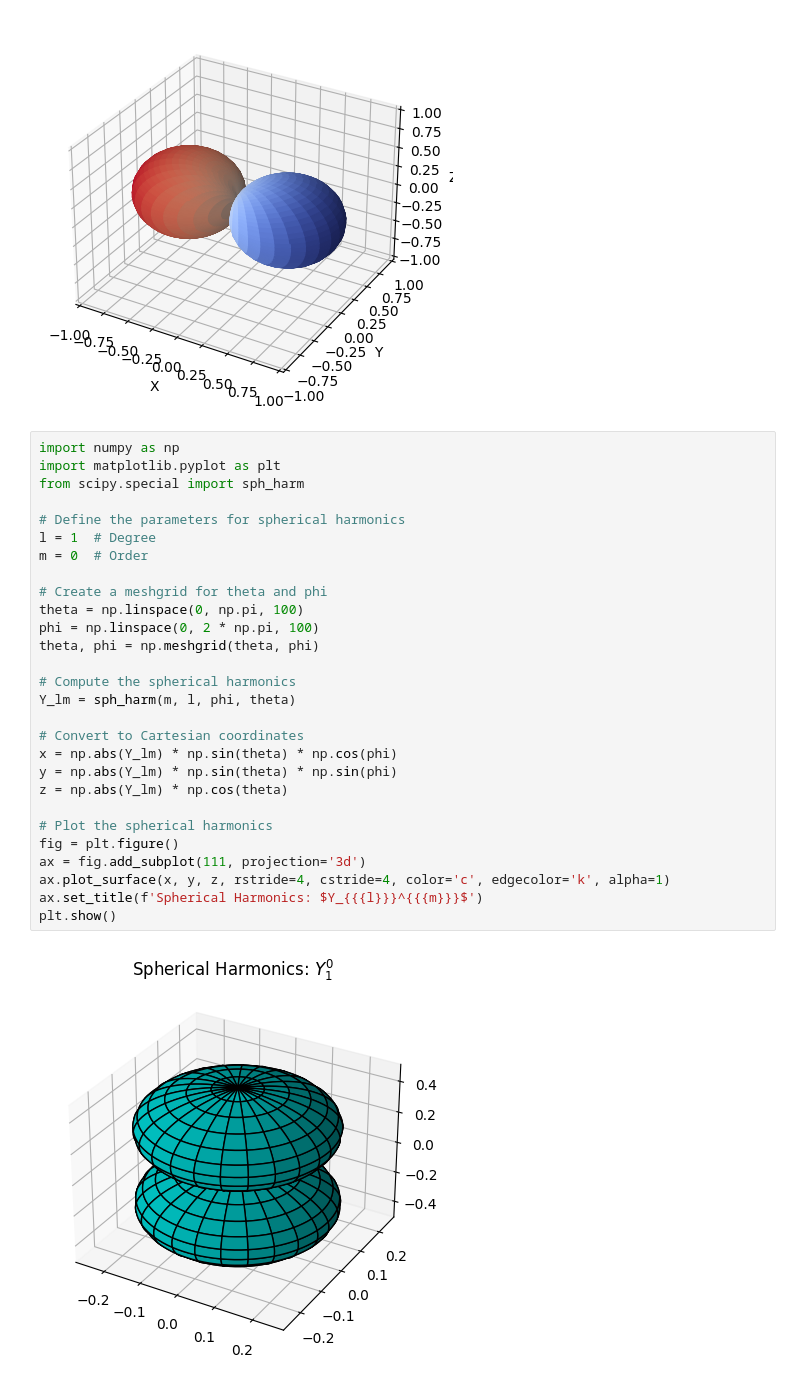
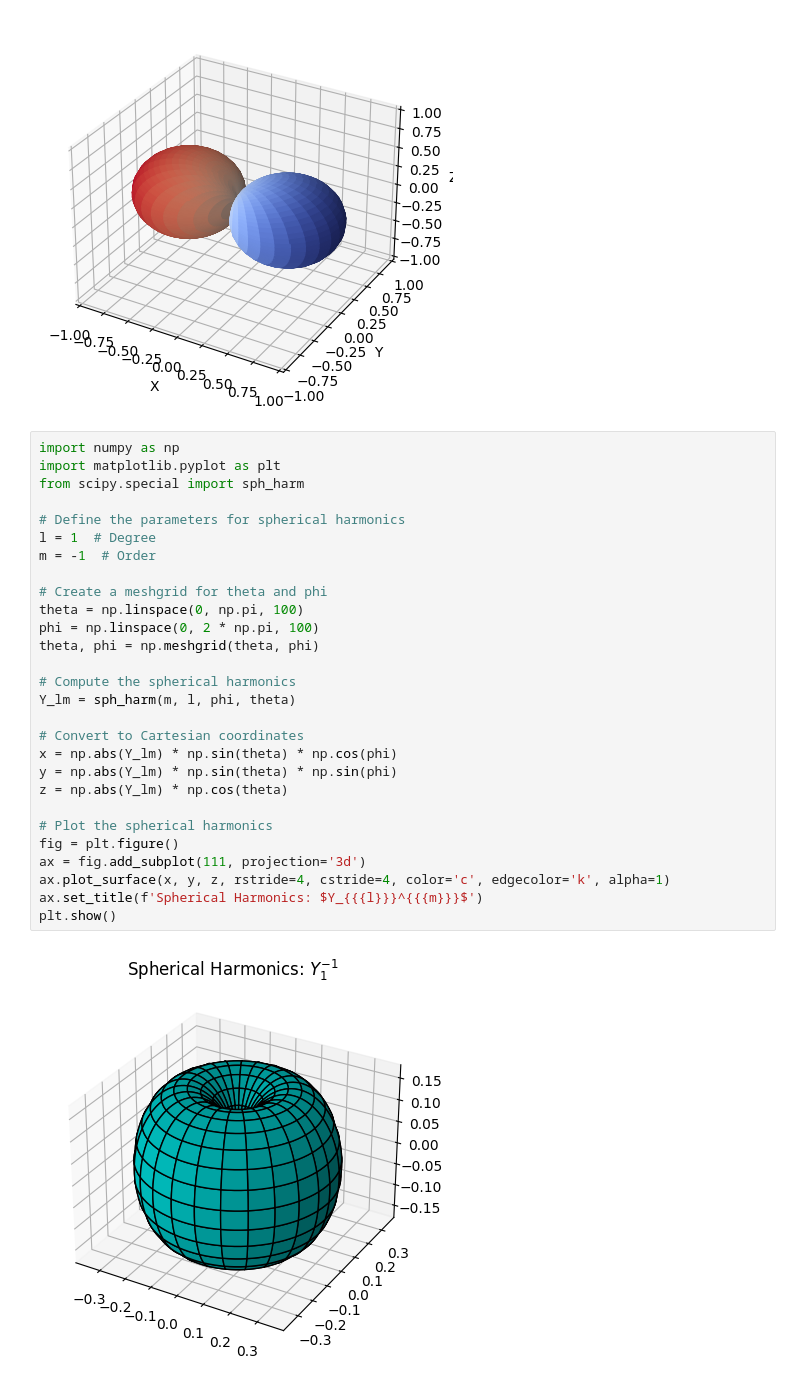
Before and after one commit to navgaur/QM1_UGCF, a Jupyter notebook: Quantum_Mech_1_UGCF.ipynb, the cells around one changed output. Cells and saved outputs as stored; diff of their text form.

```diff
--- a/Quantum_Mech_1_UGCF.ipynb
+++ b/Quantum_Mech_1_UGCF.ipynb
@@ -97,30 +97,30 @@ plt.show()
 # %%
 import numpy as np
 import matplotlib.pyplot as plt
 from scipy.special import sph_harm
 
 # Define the parameters for spherical harmonics
 l = 1  # Degree
-m = 0  # Order
+m = -1  # Order
 
 # Create a meshgrid for theta and phi
 theta = np.linspace(0, np.pi, 100)
 phi = np.linspace(0, 2 * np.pi, 100)
 theta, phi = np.meshgrid(theta, phi)
 
 # Compute the spherical harmonics
 Y_lm = sph_harm(m, l, phi, theta)
 
 # Convert to Cartesian coordinates
 x = np.abs(Y_lm) * np.sin(theta) * np.cos(phi)
 y = np.abs(Y_lm) * np.sin(theta) * np.sin(phi)
 z = np.abs(Y_lm) * np.cos(theta)
 
 # Plot the spherical harmonics
 fig = plt.figure()
 ax = fig.add_subplot(111, projection='3d')
 ax.plot_surface(x, y, z, rstride=4, cstride=4, color='c', edgecolor='k', alpha=1)
 ax.set_title(f'Spherical Harmonics: $Y_{{{l}}}^{{{m}}}$')
 plt.show()
 # %% [output]
-[figure, old version]
+[figure, new version]
```
Also changed, not shown: parts of 1 cell of this notebook.
